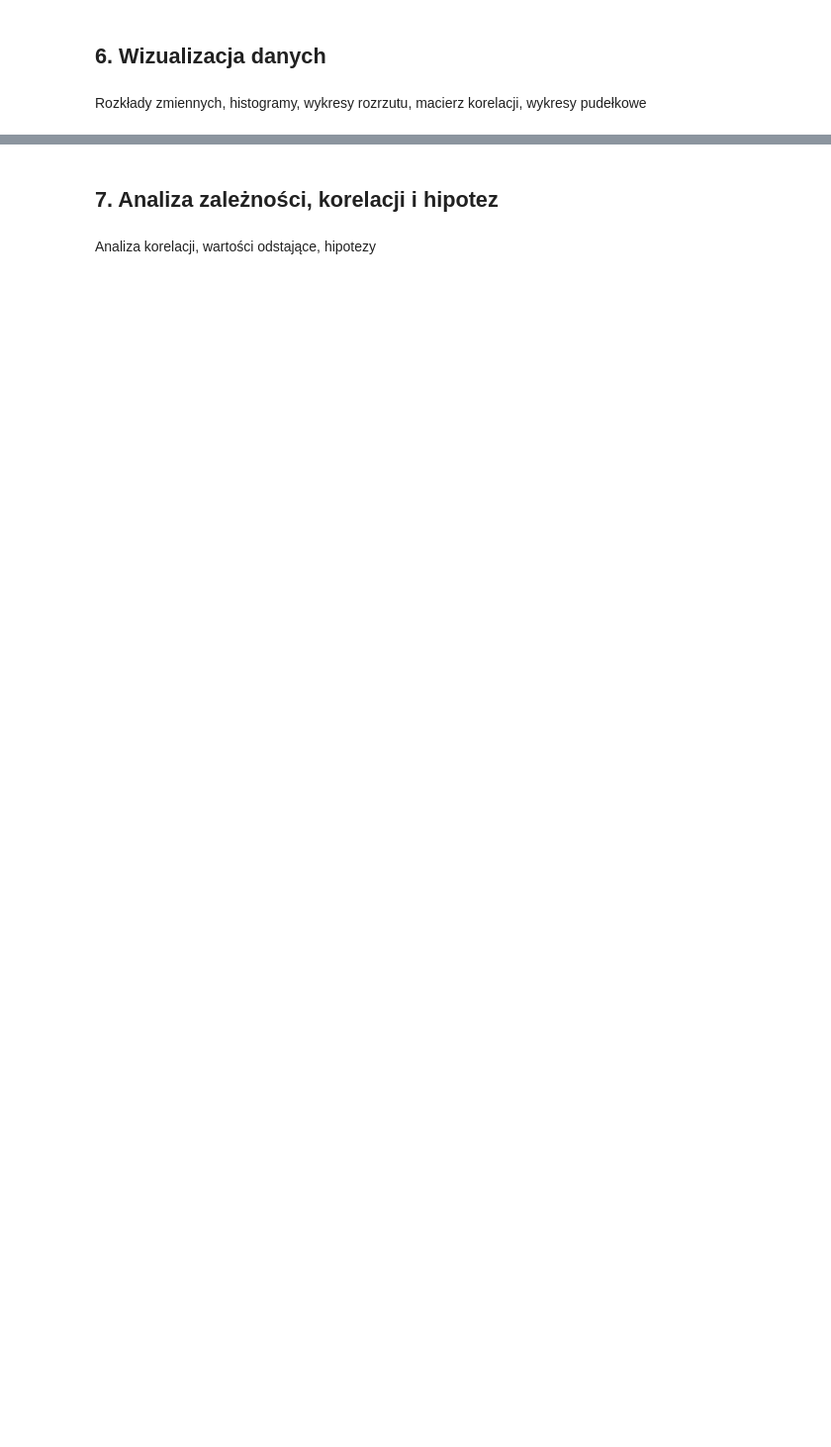
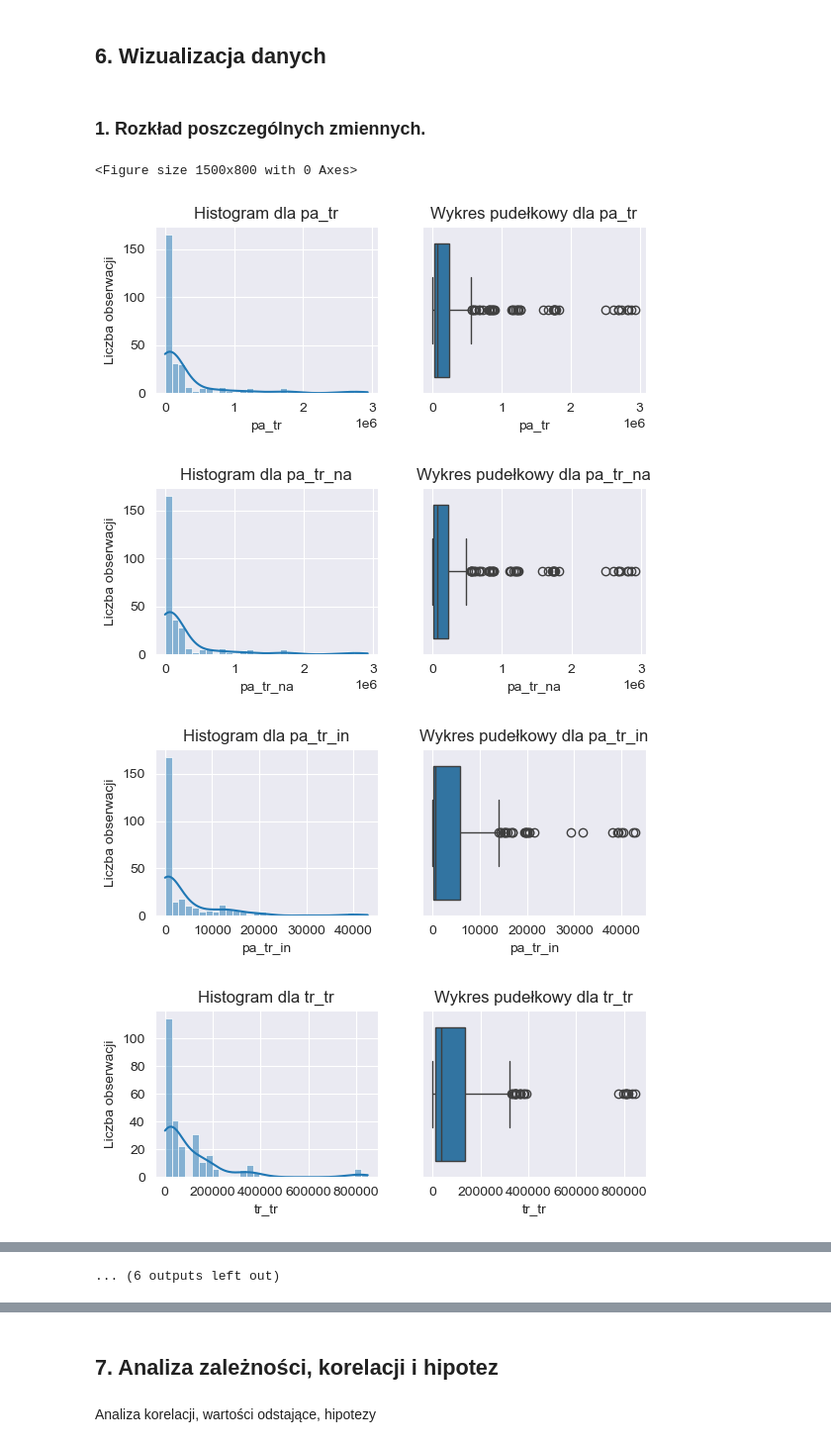
Before and after one commit to SzymonKovalski/ExploracjaTransportuKolejowego, a Jupyter notebook: analiza.ipynb, the cells around one changed output, grey strips where cells are left out. Shown at 99% size. Cells and saved outputs as stored; diff of their text form; code cells hidden in the pictures; blank space fills up the shorter version.

```diff
--- a/analiza.ipynb
+++ b/analiza.ipynb
@@ -73,8 +105,8 @@ Pozostałe kolumny to cechy, któryvh wpływ na nasza klasę będziemy sprawdza
 # %% [markdown]
 Przekonwertowanie na odpowiednie typy danych.
 # %%
-tables[['n', 'Country']] = tables[['n', 'Country']].astype(str)
-tables['Year'] = pd.to_datetime(tables['Year'], format='%Y')
+tables[['n', 'country']] = tables[['n', 'country']].astype(str)
+tables['year'] = pd.to_datetime(tables['year'], format='%Y')
 
 columns_to_convert = tables.columns[3:]
 for col in columns_to_convert:
@@ -131,0 +175,4 @@ Widzimy, że występuje wiele braków danych w tym zbiorze. Zanim, więc przejdz
+# %%
+columns_to_drop = ['n_sl_ca', 'n_di_ca', 'ca_co', 'ca_ra']
+
+tables_cleaned_col = tables.drop(columns=columns_to_drop)
@@ -165,7 +218,7 @@ Ze względu na to, że niektóre państwa dla każdego roku mają duże braki da
 # %%
-countries_to_remove = ['European Union - 27 countries (from 2020)', 'European Union - 28 countries (2013-2020)', 'European Union - 27 countries (2007-2013)', 'Belgium', 'Hungary', 'Netherlands', 'Montenegro']
+countries_to_remove = [ 'Belgium', 'Netherlands', 'Switzerland']
 
-tables_cleaned = tables[~tables['Country'].isin(countries_to_remove)]
-print("Braki danych: \n", tables_cleaned.isnull().sum())
+tables_cleaned_col_row = tables_cleaned_col[~tables['country'].isin(countries_to_remove)]
+print("Braki danych: \n", tables_cleaned_col_row.isnull().sum())
 # %% [output]
 Braki danych:
@@ -230,3 +268,4 @@ Niestety cechy, dla których wyszły największe braki mogą być bardzo istotne
 # missing_data = tables_cleaned[tables_cleaned['ex_in'].isnull()]
 # X_missing = missing_data[['gdp_pc', 'po']]
 # tables_cleaned.loc[tables_cleaned['ex_in'].isnull(), 'ex_in'] = model.predict(X_missing)
+tables = tables_cleaned_col_row
@@ -312,4 +326,36 @@ Name: count, dtype: int64
 # %% [markdown]
 ## 6. Wizualizacja danych
 # %% [markdown]
-Rozkłady zmiennych, histogramy, wykresy rozrzutu, macierz korelacji, wykresy pudełkowe
+### 1. Rozkład poszczególnych zmiennych.
+# %%
+plt.figure(figsize=(15, 8))
+
+features = [
+    'pa_tr', 'pa_tr_na', 'pa_tr_in', 'tr_tr',
+    'le_ra_tr', 'le_li', 'le_li_hi', 'le_li_up_hi',
+    'n_ve', 'ca_ve',
+    'po', 'gdp_pc', 'co_pr_le',
+    'ex_in', 'in_in',
+    'le_mo', 'n_pa_air'
+]
+
+for feature in features:
+    plt.figure()
+    plt.subplot(2, 2, 1)
+    sns.histplot(tables[feature].dropna(), kde=True, bins=30)
+    plt.title(f"Histogram dla {feature}")
+    plt.xlabel(feature)
+    plt.ylabel("Liczba obserwacji")
+
+    plt.subplot(2, 2, 2)
+    sns.boxplot(x=tables[feature].dropna())
+    plt.title(f"Wykres pudełkowy dla {feature}")
+    plt.xlabel(feature)
+
+    plt.show()
+# %% [output]
+<Figure size 1500x800 with 0 Axes>
+[figure, added]
+[figure, added]
+[figure, added]
+[figure, added]
@@ -315,0 +369 @@ Rozkłady zmiennych, histogramy, wykresy rozrzutu, macierz korelacji, wykresy pu
+... (6 outputs left out)
```
Also changed, not shown: parts of 45 cells of this notebook, 1 other file.
